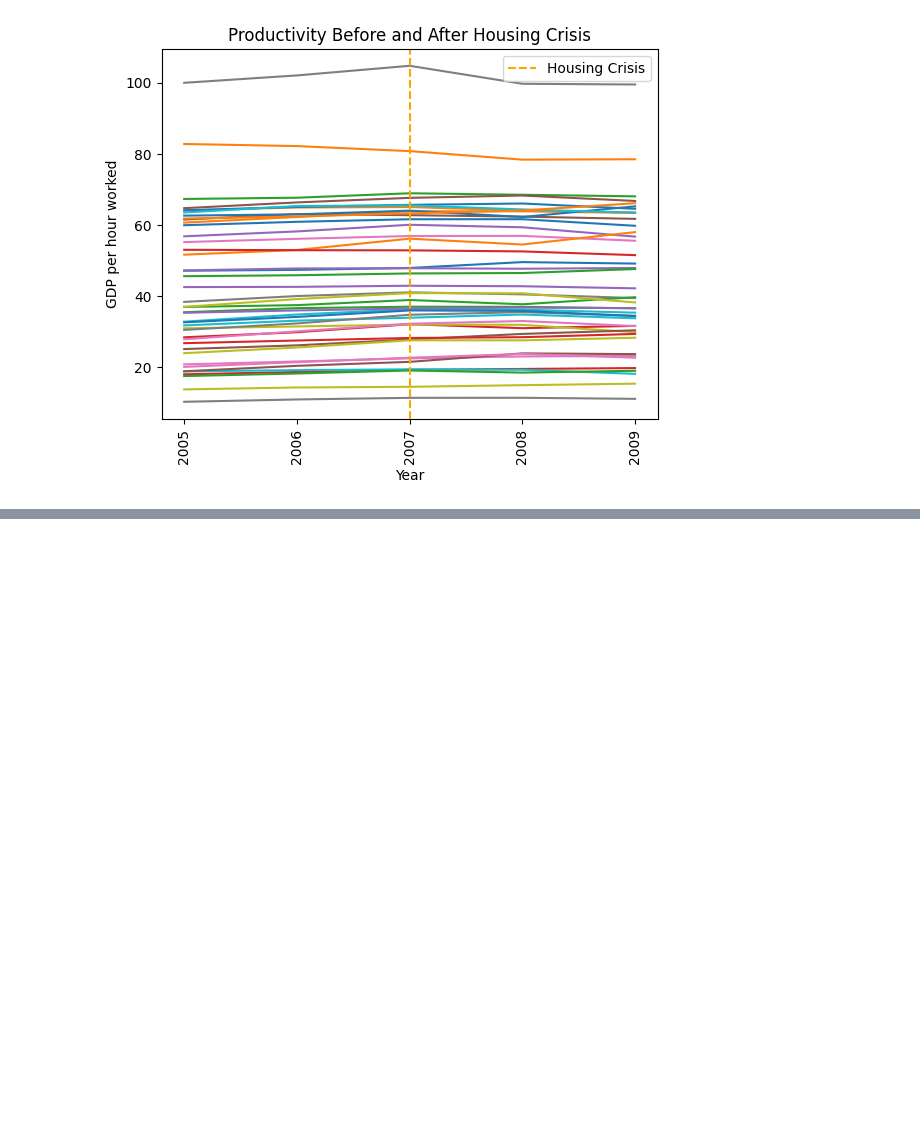
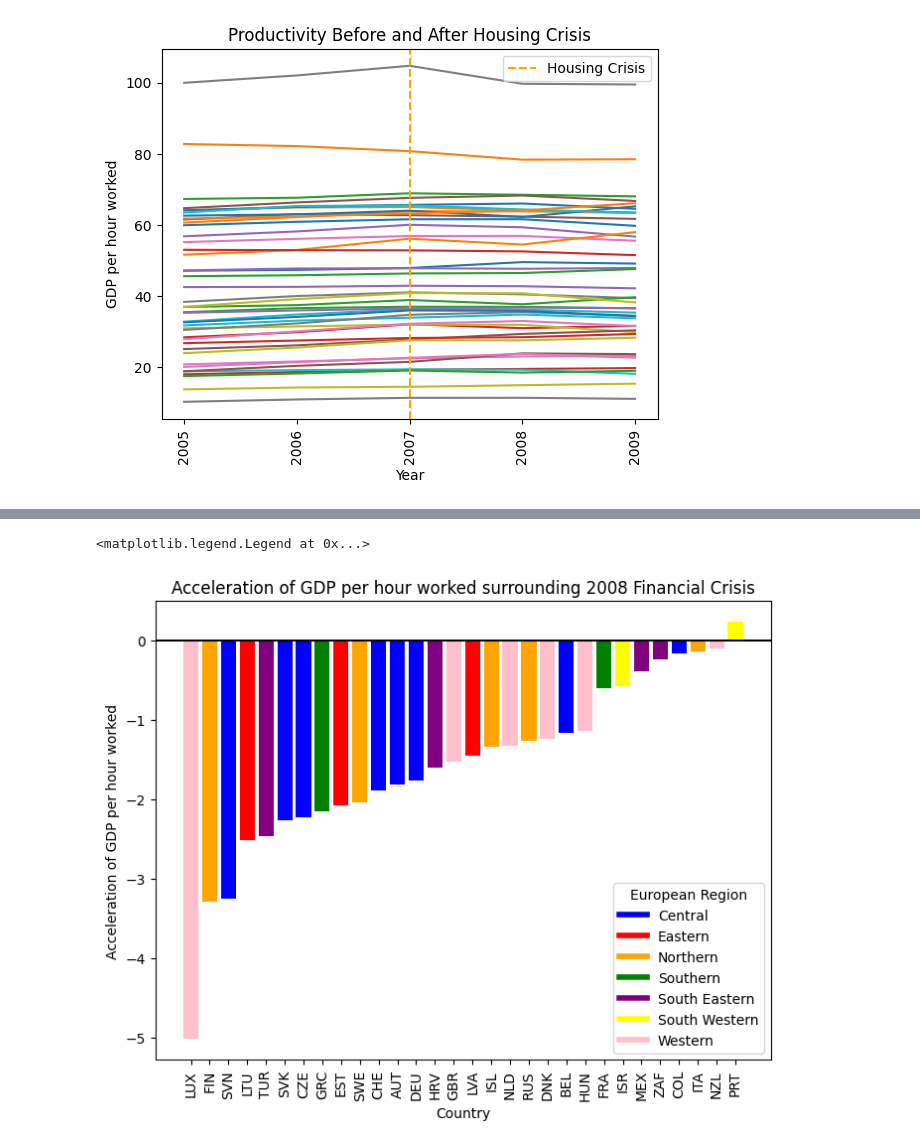
Before and after one commit to JoanneLin168/ADS-European-Productivity, a Jupyter notebook: Notebooks/changepoint-quantification.ipynb, the cells around one changed output, grey strips where cells are left out. Drawn from its saved outputs; the diff is of its cells as text; code cells hidden in the pictures; blank space fills up the shorter version.

```diff
--- a/Notebooks/changepoint-quantification.ipynb
+++ b/Notebooks/changepoint-quantification.ipynb
@@ -148,0 +152,48 @@ ax.legend(custom_lines, ['EU', 'Non-EU'])
+# %%
+EUCountries = []
+EUAcceleration = []
+for i, country in enumerate(countries):
+    if country in EuropeFlat:
+        EUCountries.append(country)
+        EUAcceleration.append(acceleration[i])
+
+EUCountries = np.array(EUCountries)
+EUAcceleration = np.array(EUAcceleration)
+# %%
+EUColour = []
+Europe = [CentralEurope, EasternEurope, NorthernEurope, SouthEasternEurope, SouthernEurope, SouthWesternEurope, WesternEurope]
+for country in EUCountries:
+    if country in CentralEurope:
+        EUColour.append('Blue')
+    elif country in EasternEurope:
+        EUColour.append('Red')
+    elif country in NorthernEurope:
+        EUColour.append('Orange')
+    elif country in SouthernEurope:
+        EUColour.append('Green')
+    elif country in SouthEasternEurope:
+        EUColour.append('Purple')
+    elif country in SouthWesternEurope:
+        EUColour.append('Yellow')
+    elif country in WesternEurope:
+        EUColour.append('Pink')
+# %%
+custom_lines = [Line2D([0], [0], color='Blue', lw=4),
+                Line2D([0], [0], color='Red', lw=4),
+                Line2D([0], [0], color='Orange', lw=4),
+                Line2D([0], [0], color='Green', lw=4),
+                Line2D([0], [0], color='Purple', lw=4),
+                Line2D([0], [0], color='Yellow', lw=4),
+                Line2D([0], [0], color='Pink', lw=4),]
+
+_, ax = plt.subplots(figsize=(8, 6))
+ax.bar(EUCountries, EUAcceleration, color=EUColour)
+ax.set_xticklabels(countries, rotation=90)
+ax.set_title("Acceleration of GDP per hour worked surrounding 2008 Financial Crisis")
+ax.set_ylabel("Acceleration of GDP per hour worked")
+ax.set_xlabel("Country")
+ax.axhline(0, color='black')
+ax.legend(custom_lines, ['Central', 'Eastern', 'Northern', 'Southern', 'South Eastern', 'South Western', 'Western'], title='European Region')
+# %% [output]
+<matplotlib.legend.Legend at 0x...>
+[figure, added]
```
Also changed, not shown: parts of 2 cells of this notebook.
